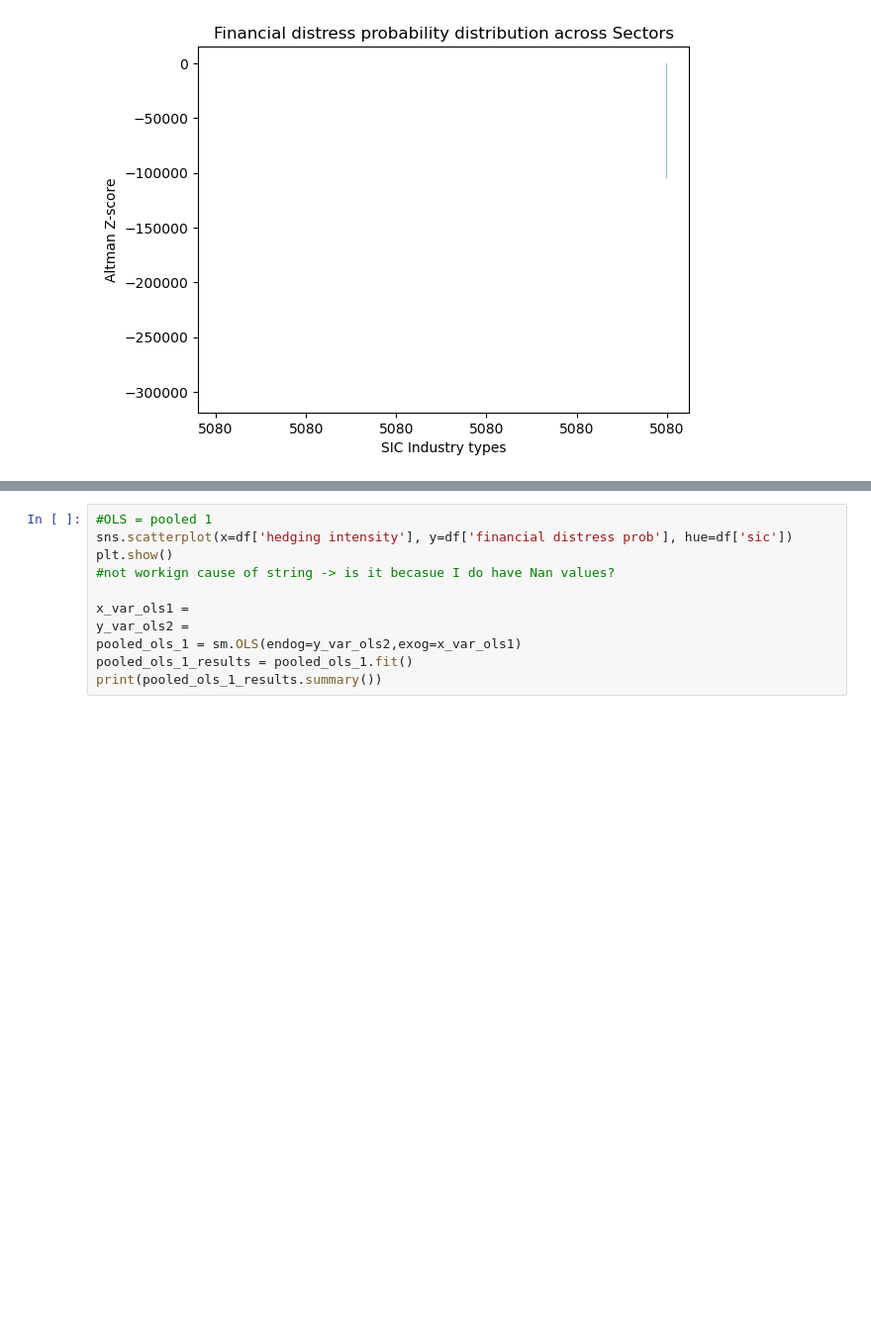
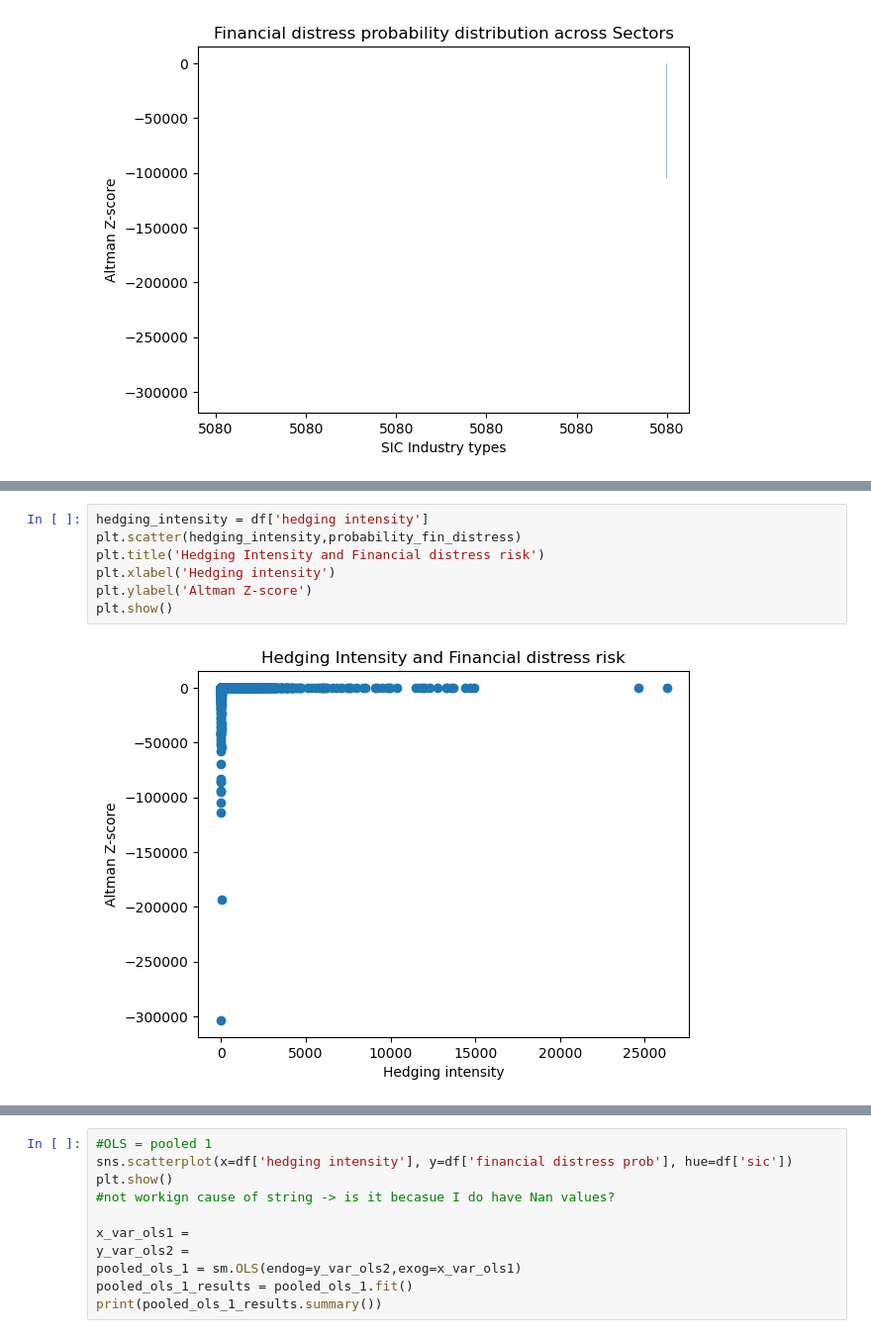
Before and after one commit to Betty099/thesis_data, a Jupyter notebook: thesis.ipynb, the cells around one changed output, grey strips where cells are left out. Shown at 99% size. Saved outputs shown, nothing was run; the diff lists cells and outputs as text; blank space fills up the shorter version.

```diff
--- a/thesis.ipynb
+++ b/thesis.ipynb
@@ -276,3 +286,12 @@ plt.show()
+# %%
+hedging_intensity = df['hedging intensity']
+plt.scatter(hedging_intensity,probability_fin_distress)
+plt.title('Hedging Intensity and Financial distress risk')
+plt.xlabel('Hedging intensity')
+plt.ylabel('Altman Z-score')
+plt.show()
+# %% [output]
+[figure, added]
 # %%
 import statsmodels.api as sm
 import statsmodels.formula.api as smf
```
Also changed, not shown: parts of 13 cells of this notebook.
